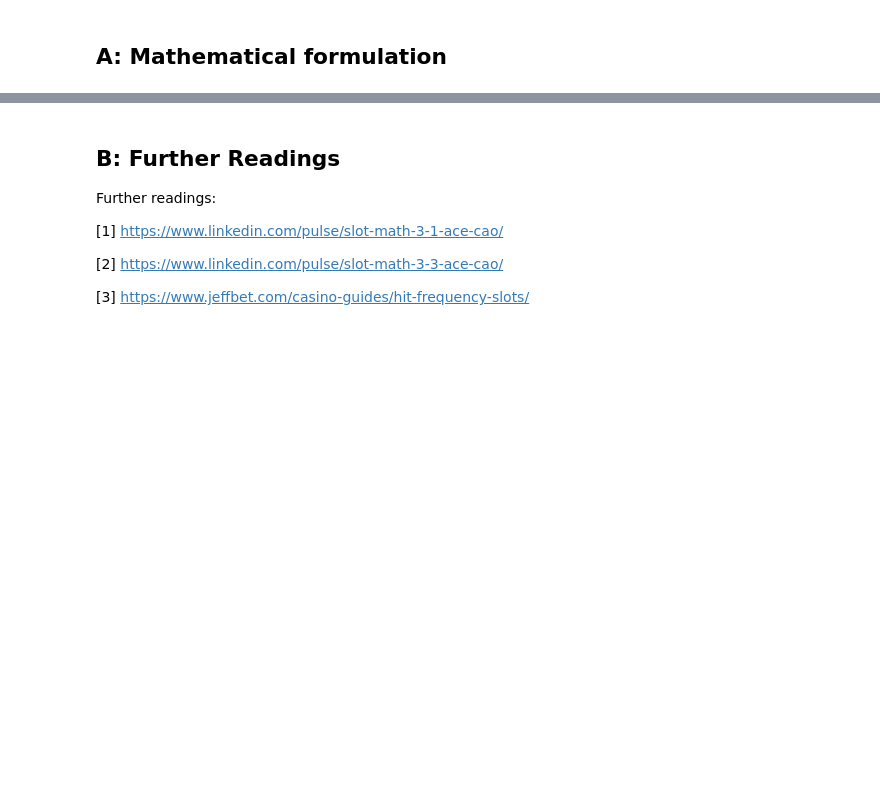
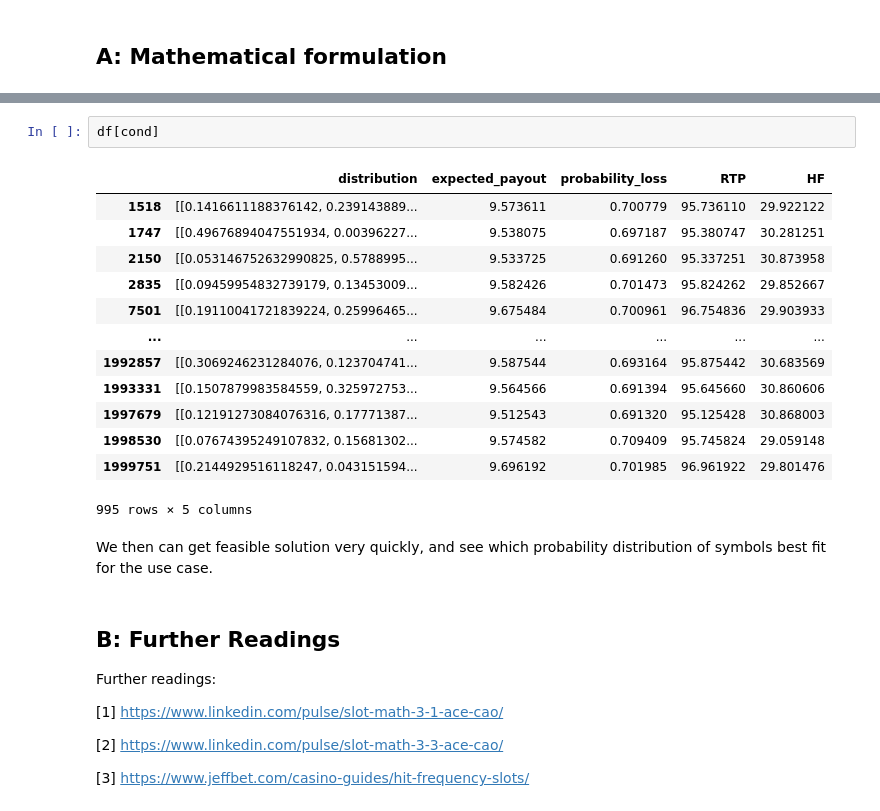
Before and after one commit to davidklhui/others, a Jupyter notebook: Discussion_of_basic_3x3_Slot_design.ipynb, the cells around one changed output, grey strips where cells are left out. Saved outputs shown, nothing was run; the diff lists cells and outputs as text; blank space fills up the shorter version.

```diff
--- a/Discussion_of_basic_3x3_Slot_design.ipynb
+++ b/Discussion_of_basic_3x3_Slot_design.ipynb
@@ -1028,3 +1123,21 @@ Hence, the expected payout for any payline, $E(Payout)$ is
+# %%
+df[cond]
+# %% [output]
+|  | distribution | expected_payout | probability_loss | RTP | HF |
+| 1518 | [[0.1416611188376142, 0.239143889... | 9.573611 | 0.700779 | 95.736110 | 29.922122 |
+| 1747 | [[0.49676894047551934, 0.00396227... | 9.538075 | 0.697187 | 95.380747 | 30.281251 |
+| 2150 | [[0.053146752632990825, 0.5788995... | 9.533725 | 0.691260 | 95.337251 | 30.873958 |
+| 2835 | [[0.09459954832739179, 0.13453009... | 9.582426 | 0.701473 | 95.824262 | 29.852667 |
+| 7501 | [[0.19110041721839224, 0.25996465... | 9.675484 | 0.700961 | 96.754836 | 29.903933 |
+| ... | ... | ... | ... | ... | ... |
+| 1992857 | [[0.3069246231284076, 0.123704741... | 9.587544 | 0.693164 | 95.875442 | 30.683569 |
+| 1993331 | [[0.1507879983584559, 0.325972753... | 9.564566 | 0.691394 | 95.645660 | 30.860606 |
+| 1997679 | [[0.12191273084076316, 0.17771387... | 9.512543 | 0.691320 | 95.125428 | 30.868003 |
+| 1998530 | [[0.07674395249107832, 0.15681302... | 9.574582 | 0.709409 | 95.745824 | 29.059148 |
+| 1999751 | [[0.2144929516118247, 0.043151594... | 9.696192 | 0.701985 | 96.961922 | 29.801476 |
+995 rows × 5 columns
+# %% [markdown]
+We then can get feasible solution very quickly, and see which probability distribution of symbols best fit for the use case.
 # %% [markdown]
 ## B: Further Readings
 
```
Also changed, not shown: parts of 6 cells of this notebook.
